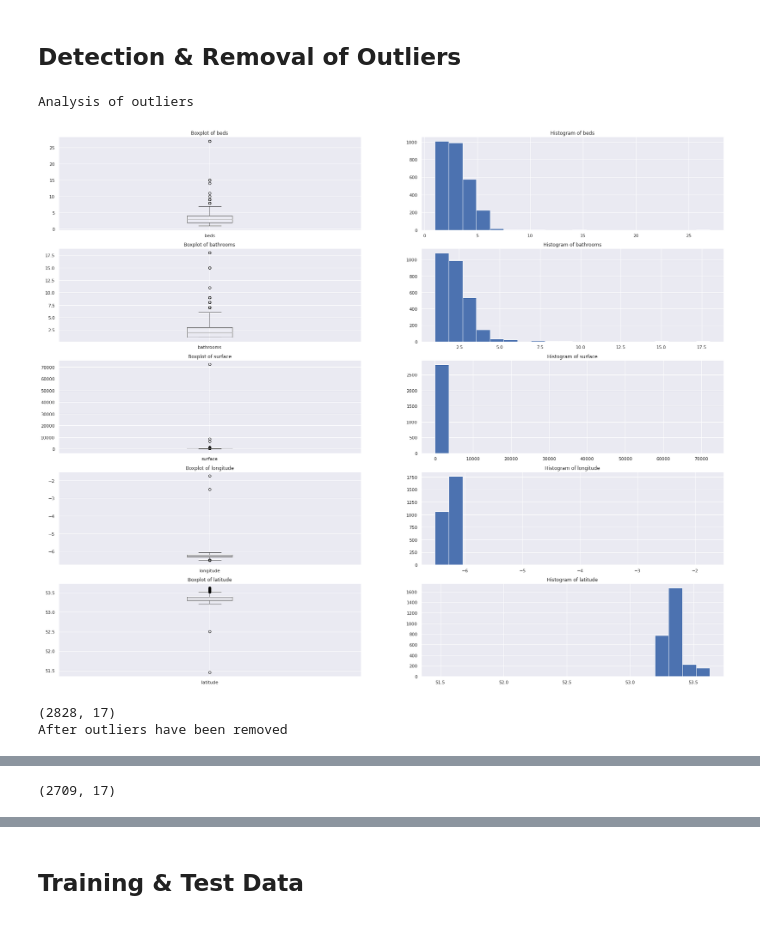
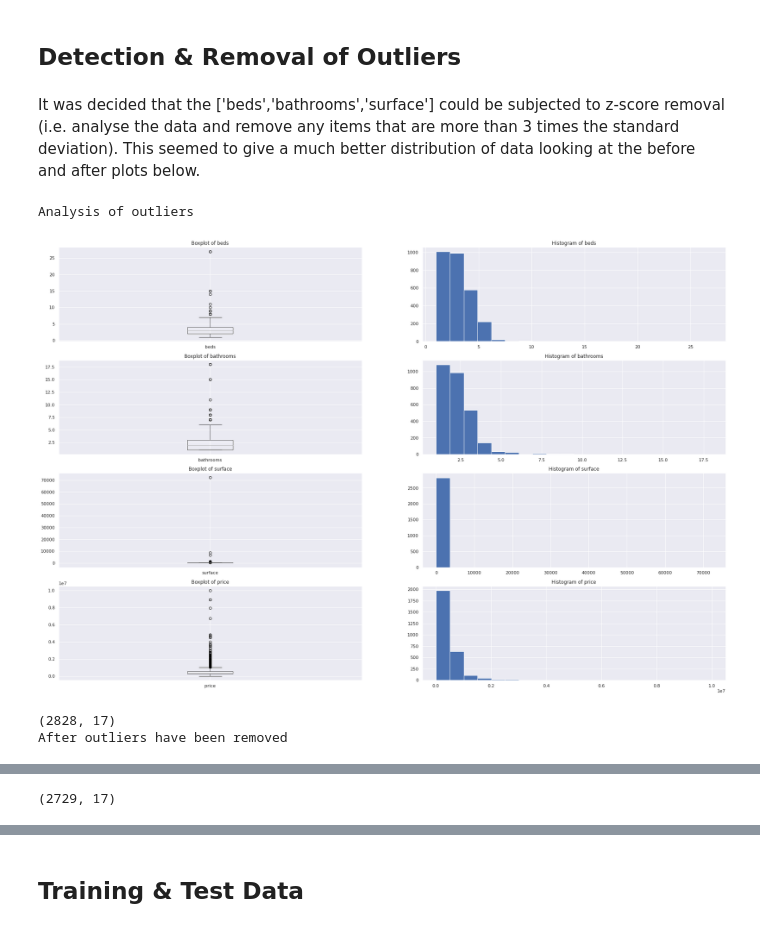
Before and after one commit to andylynchul/ET5003_Assignments, a Jupyter notebook: Week 3/ET5003_Etivity2_ALynch_20208189.ipynb, the cells around one changed output, grey strips where cells are left out. Drawn from its saved outputs; the diff is of its cells as text; code cells hidden in the pictures.

```diff
--- a/Week 3/ET5003_Etivity2_ALynch_20208189.ipynb
+++ b/Week 3/ET5003_Etivity2_ALynch_20208189.ipynb
@@ -118,7 +93,7 @@ df_test = pd.read_csv(test_data)
 df_cost = pd.read_csv(cost_data)
 
 # test data
-df_test = df_test.join(df_cost.drop("Id", axis=1))
+#df_test = df_test.join(df_cost.drop("Id", axis=1))
 
 
 print(df_train.shape)
@@ -438,16 +428,22 @@ BER classification replacing missing values for 2nd hand properties:  10.0
 #one hot encode all the remaining categorical fields
 
 if 'property_type' in df_train_p:
-  # strip out the columns of type object that have nan's
-  cols_ohe =  ['property_type']
+  # creating instance of one-hot-encoder
+  enc = OneHotEncoder(handle_unknown='ignore')
+
+  #enc_df_train = pd.DataFrame(enc.fit_transform(df_train_p[['property_type']]).toarray())
+  #df_train_p = df_train_p.join(enc_df_train)
+
+  #enc_df_test  = pd.DataFrame(enc.fit_transform(df_test_p[['property_type']]).toarray())
+  #df_test_p = df_test_p.join(enc_df_test)
 
   # now one-hot encode all categorical columns with nan
-  df_train_p = pd.get_dummies(df_train_p, columns=cols_ohe,
+  df_train_p = pd.get_dummies(df_train_p, columns=['property_type'],
                           dummy_na=True,
                           drop_first=True)
 
   # now one-hot encode all categorical columns with nan
-  df_test_p = pd.get_dummies(df_test_p, columns=cols_ohe,
+  df_test_p = pd.get_dummies(df_test_p, columns=['property_type'],
                           dummy_na=True,
                           drop_first=True)
   df_train_p.tail()
@@ -457,15 +455,17 @@ if 'property_type' in df_train_p:
 # First filter out those rows that
 # do not contain any data
 df_train_p.dropna(subset=['price'], axis=0, inplace=True)
+
 df_train_p.drop(df_train_p[df_train_p['beds'] == 0].index, inplace = True)
+df_test_p.drop(df_test_p[df_test_p['beds'] == 0].index, inplace = True)
+
 df_train_p.drop(df_train_p[df_train_p['bathrooms'] == 0].index, inplace = True)
+df_test_p.drop(df_test_p[df_test_p['bathrooms'] == 0].index, inplace = True)
+
 df_train_p['surface'].fillna(df_train_p['surface'].mean(), inplace=True)
+df_test_p['surface'].fillna(df_test_p['surface'].mean(), inplace=True)
+
 print(df_train_p.select_dtypes(exclude=['object']).isna().sum())
-
-# Apply to test data set
-#df_test_p.drop(df_test_p[df_test_p['beds'] == 0].index, inplace = True)
-#df_test_p.drop(df_test_p[df_test_p['bathrooms'] == 0].index, inplace = True)
-#df_test_p['surface'].fillna(df_test_p['surface'].mean(), inplace=True)
 # %% [output]
 bathrooms                       0
 beds                            0
@@ -523,25 +523,28 @@ def plot_box_hist(dframe, features):
         dframe[features[i]].hist(bins=20)
 
     plt.show()
+# %% [markdown]
+It was decided that the ['beds','bathrooms','surface'] could be subjected to z-score removal (i.e. analyse the data and remove any items that are more than 3 times the standard deviation). This seemed to give a much better distribution of data looking at the before and after plots below.
 # %%
 #Select features to include in plots
-include_featues = ['beds','bathrooms','surface','longitude','latitude']
+include_featues = ['beds','bathrooms','surface', 'price']
 
 #run print function
 print("Analysis of outliers")
 plot_box_hist(df_train_p, include_featues)
 print(df_train_p.shape)
 
 print("After outliers have been removed")
 for i in range(0, len(include_featues)):
     df_train_p = remove_outliers(df_train_p,include_featues[i])
-    #df_test_p = remove_outliers(df_test_p,include_featues[i])
+    if (include_featues[i] != 'price'):
+      df_test_p = remove_outliers(df_test_p,include_featues[i])
 
 #run print function
 plot_box_hist(df_train_p, include_featues)
 print(df_train_p.shape)
 # %% [output]
 Analysis of outliers
-[figure, old version]
+[figure, new version]
 (2828, 17)
 After outliers have been removed
@@ -549 +552 @@ After outliers have been removed
-(2709, 17)
+(2729, 17)
```
Also changed, not shown: parts of 81 cells of this notebook.
